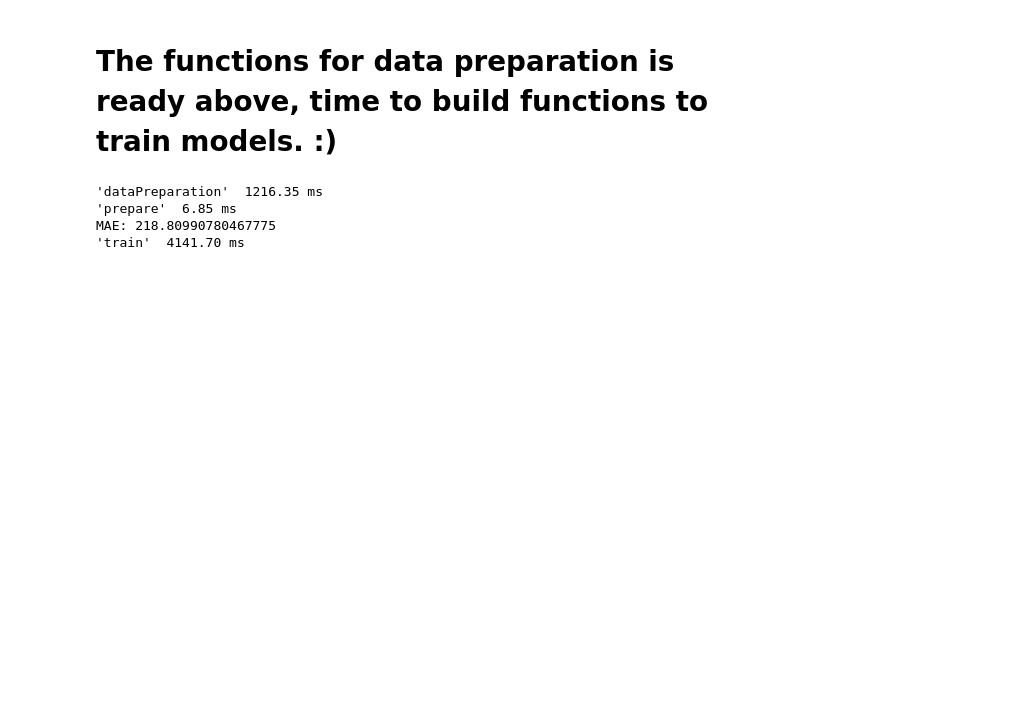
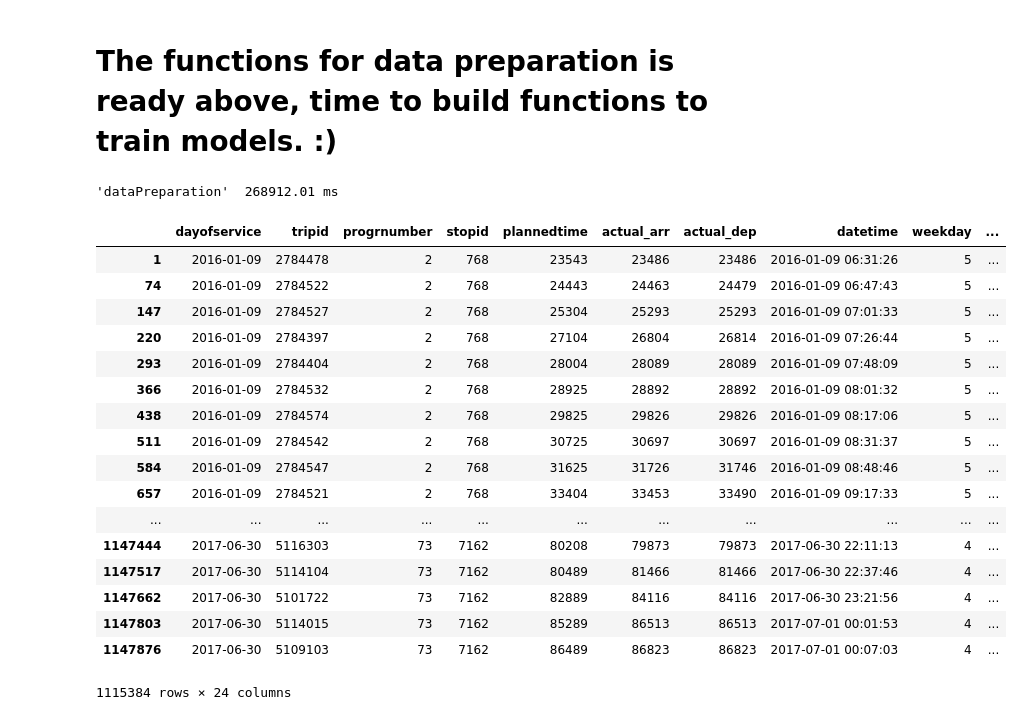
Before and after one commit to xinyuewang1/DublinBusDataAnalysis, a Jupyter notebook: Some fucntions.ipynb, the cells around one changed output. Drawn from its saved outputs; the diff is of its cells as text; code cells hidden in the pictures; blank space fills up the shorter version.

```diff
--- a/Some fucntions.ipynb
+++ b/Some fucntions.ipynb
@@ -510,9 +545,25 @@ def train(X_train, X_test, y_train, y_test, identifier):
-# %%
-testdf, id = dataPreparation('Test/leavetimes/39A_41l')
-X_train, X_test, y_train, y_test = prepare(testdf, id)
-train(X_train, X_test, y_train, y_test,id)
-# %% [output]
-'dataPreparation'  1216.35 ms
-'prepare'  6.85 ms
-MAE: 218.80990780467775
-'train'  4141.70 ms
+# %%
+testdf, id = dataPreparation('Test/leavetimes/39A_40l')
+# %% [output]
+'dataPreparation'  268912.01 ms
+# %%
+testdf
+# %% [output]
+|  | dayofservice | tripid | progrnumber | stopid | plannedtime | actual_arr | actual_dep | datetime | weekday | ... |
+| 1 | 2016-01-09 | 2784478 | 2 | 768 | 23543 | 23486 | 23486 | 2016-01-09 06:31:26 | 5 | ... |
+| 74 | 2016-01-09 | 2784522 | 2 | 768 | 24443 | 24463 | 24479 | 2016-01-09 06:47:43 | 5 | ... |
+| 147 | 2016-01-09 | 2784527 | 2 | 768 | 25304 | 25293 | 25293 | 2016-01-09 07:01:33 | 5 | ... |
+| 220 | 2016-01-09 | 2784397 | 2 | 768 | 27104 | 26804 | 26814 | 2016-01-09 07:26:44 | 5 | ... |
+| 293 | 2016-01-09 | 2784404 | 2 | 768 | 28004 | 28089 | 28089 | 2016-01-09 07:48:09 | 5 | ... |
+| 366 | 2016-01-09 | 2784532 | 2 | 768 | 28925 | 28892 | 28892 | 2016-01-09 08:01:32 | 5 | ... |
+| 438 | 2016-01-09 | 2784574 | 2 | 768 | 29825 | 29826 | 29826 | 2016-01-09 08:17:06 | 5 | ... |
+| 511 | 2016-01-09 | 2784542 | 2 | 768 | 30725 | 30697 | 30697 | 2016-01-09 08:31:37 | 5 | ... |
+| 584 | 2016-01-09 | 2784547 | 2 | 768 | 31625 | 31726 | 31746 | 2016-01-09 08:48:46 | 5 | ... |
+| 657 | 2016-01-09 | 2784521 | 2 | 768 | 33404 | 33453 | 33490 | 2016-01-09 09:17:33 | 5 | ... |
+| ... | ... | ... | ... | ... | ... | ... | ... | ... | ... | ... |
+| 1147444 | 2017-06-30 | 5116303 | 73 | 7162 | 80208 | 79873 | 79873 | 2017-06-30 22:11:13 | 4 | ... |
+| 1147517 | 2017-06-30 | 5114104 | 73 | 7162 | 80489 | 81466 | 81466 | 2017-06-30 22:37:46 | 4 | ... |
+| 1147662 | 2017-06-30 | 5101722 | 73 | 7162 | 82889 | 84116 | 84116 | 2017-06-30 23:21:56 | 4 | ... |
+| 1147803 | 2017-06-30 | 5114015 | 73 | 7162 | 85289 | 86513 | 86513 | 2017-07-01 00:01:53 | 4 | ... |
+| 1147876 | 2017-06-30 | 5109103 | 73 | 7162 | 86489 | 86823 | 86823 | 2017-07-01 00:07:03 | 4 | ... |
+1115384 rows × 24 columns
```
Also changed, not shown: parts of 18 cells of this notebook.
